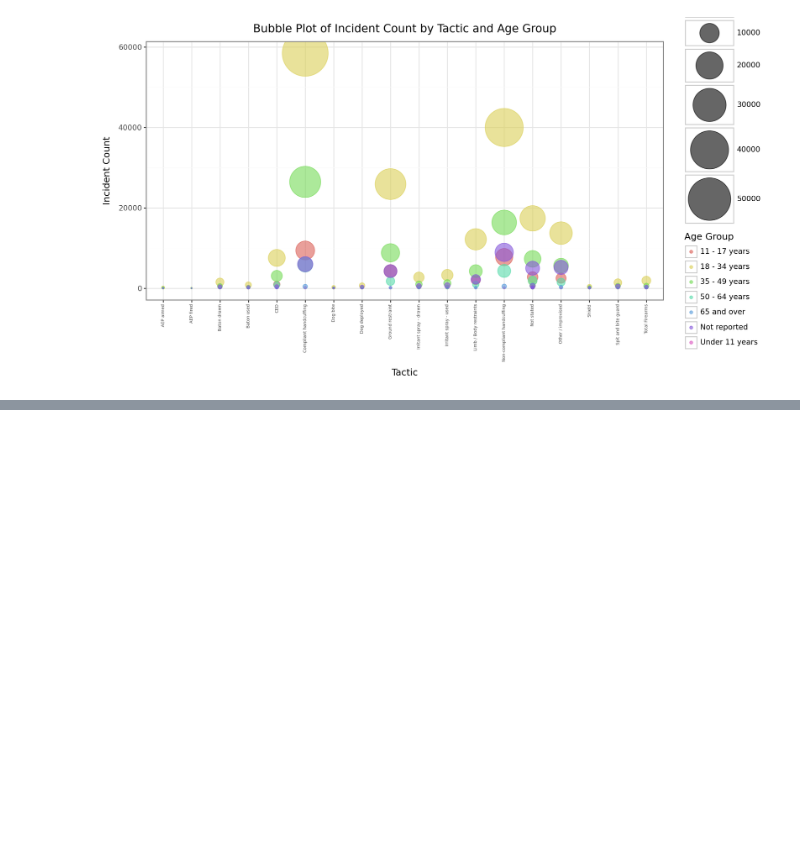
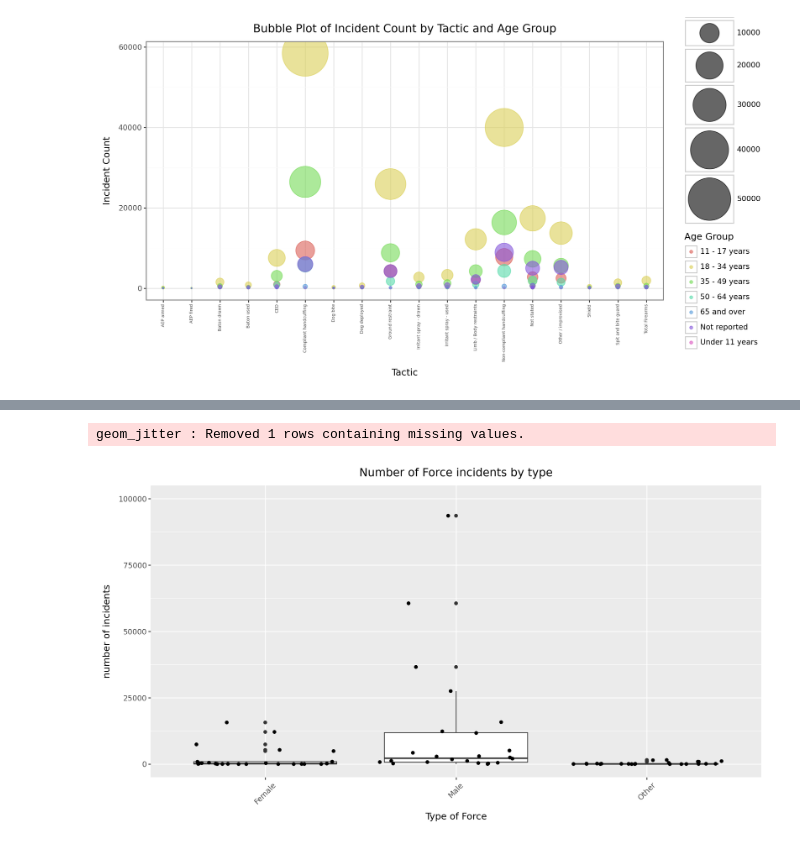
Before and after one commit to HarveyDudley/VisualisationCW2740076443, a Jupyter notebook: Visualisation Police Notebook.ipynb, the cells around one changed output, grey strips where cells are left out. Saved outputs shown, nothing was run; the diff lists cells and outputs as text; code cells hidden in the pictures; blank space fills up the shorter version.

```diff
--- a/Visualisation Police Notebook.ipynb
+++ b/Visualisation Police Notebook.ipynb
@@ -625,0 +807,5 @@ Age_Long_DF_Bubble
+# %%
+ggplot(data = Gender_DF_Long, mapping = aes(x = 'Gender', y = 'Incident Count')) + geom_boxplot()+ labs(y ="number of incidents", x="Type of Force", title="Number of Force incidents by type") + geom_jitter() + scale_y_continuous(limits = (0,100000)) + theme(figure_size=(11, 6), axis_text_x=element_text(rotation=45))
+# %% [output]
+geom_jitter : Removed 1 rows containing missing values.
+[figure, added]
```
Also changed, not shown: parts of 105 cells of this notebook, 2 other files.
